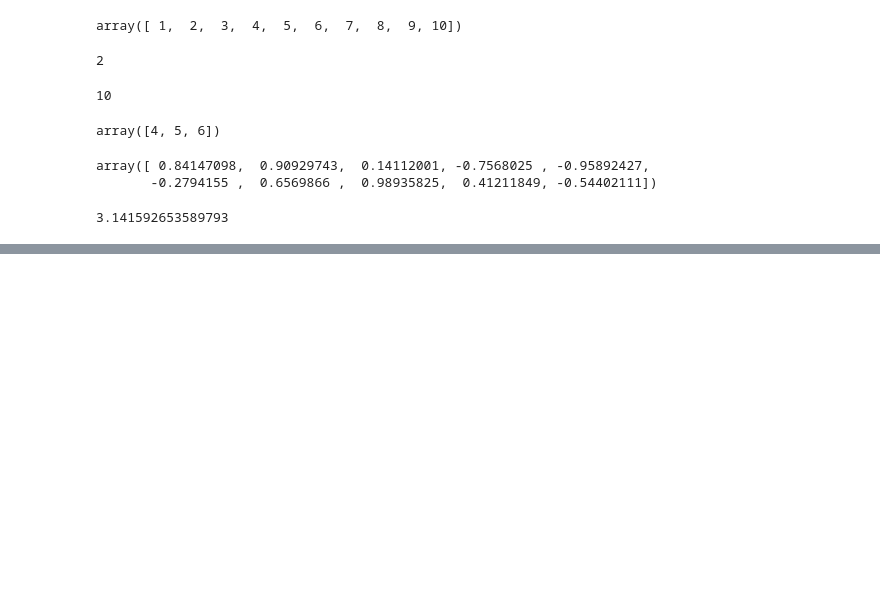
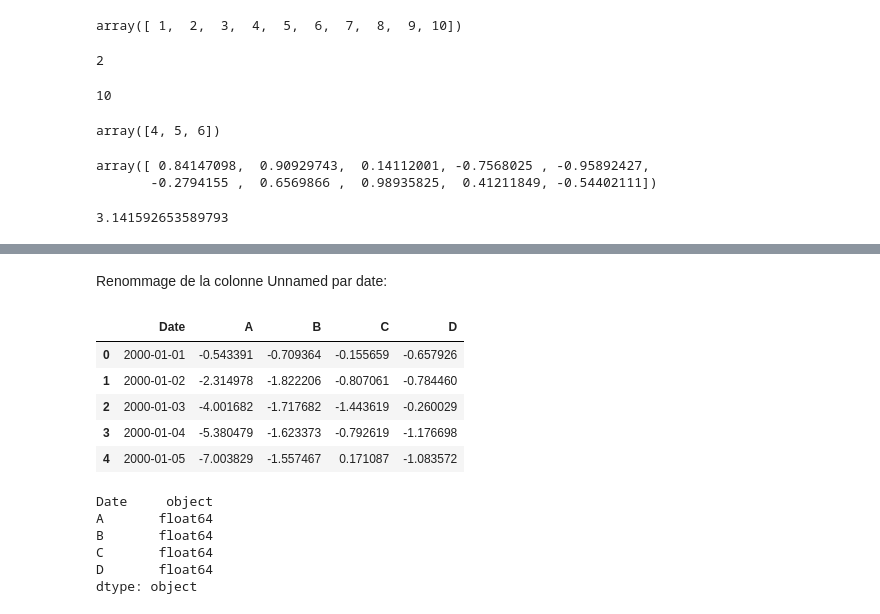
Before and after one commit to meystresamuel/rapport_python, a Jupyter notebook: meystre_rapport_python.ipynb, the cells around one changed output, grey strips where cells are left out. Drawn from its saved outputs; the diff is of its cells as text; code cells hidden in the pictures; blank space fills up the shorter version.

```diff
--- a/meystre_rapport_python.ipynb
+++ b/meystre_rapport_python.ipynb
@@ -552,0 +597,21 @@ Click est un module Python assurant l'entrée d'arguments avec le clavier de l'o
+# %% [markdown]
+Renommage de la colonne Unnamed par date:
+# %%
+df = df.rename(columns = {'Unnamed: 0': 'Date'})
+df.head()
+# %% [output]
+|  | Date | A | B | C | D |
+| 0 | 2000-01-01 | -0.543391 | -0.709364 | -0.155659 | -0.657926 |
+| 1 | 2000-01-02 | -2.314978 | -1.822206 | -0.807061 | -0.784460 |
+| 2 | 2000-01-03 | -4.001682 | -1.717682 | -1.443619 | -0.260029 |
+| 3 | 2000-01-04 | -5.380479 | -1.623373 | -0.792619 | -1.176698 |
+| 4 | 2000-01-05 | -7.003829 | -1.557467 | 0.171087 | -1.083572 |
+# %%
+df.dtypes
+# %% [output]
+Date     object
+A       float64
+B       float64
+C       float64
+D       float64
+dtype: object
```
Also changed, not shown: parts of 9 cells of this notebook, 4 other files.
